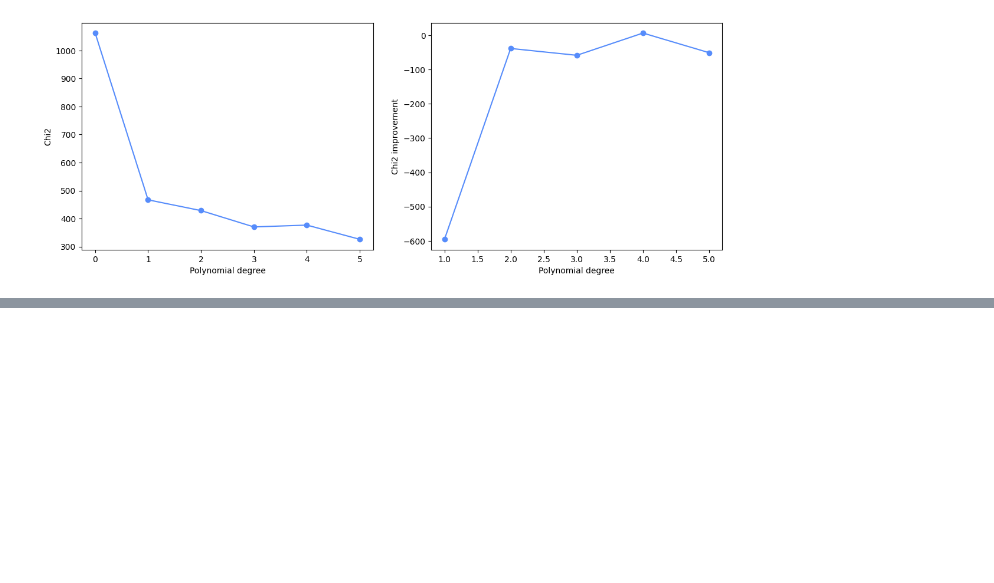
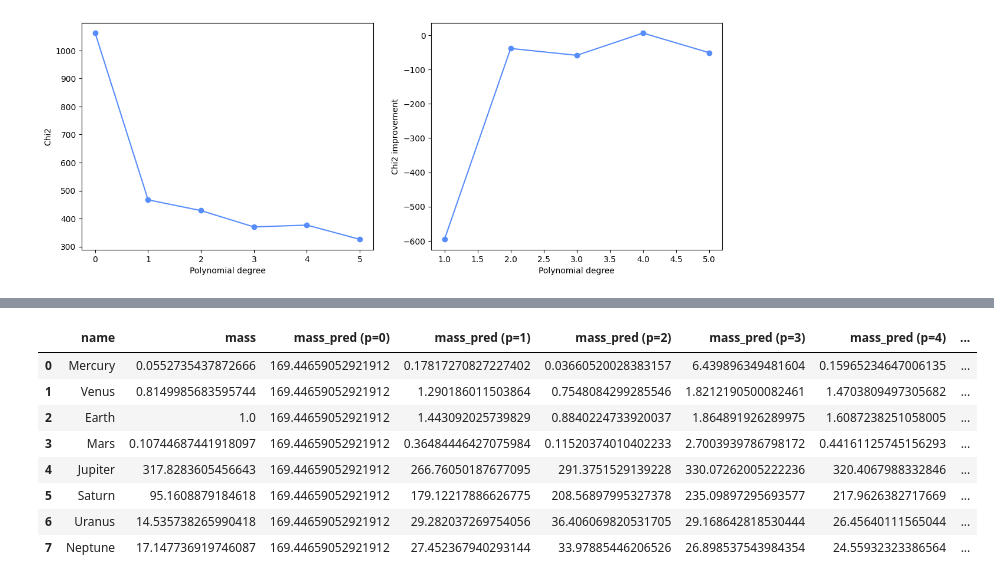
Before and after one commit to CosmicHitchhiker/ds_astro_2026s, a Jupyter notebook: ex4/ex4.ipynb, the cells around one changed output, grey strips where cells are left out. Saved outputs shown, nothing was run; the diff lists cells and outputs as text; code cells hidden in the pictures; blank space fills up the shorter version.

```diff
--- a/ex4/ex4.ipynb
+++ b/ex4/ex4.ipynb
@@ -280,0 +304,19 @@ Text(0, 0.5, 'Chi2 improvement')
+# %%
+ss_radius_log = np.log10(ss_planets['radius'].values.reshape((-1, 1)))
+
+for pow_test in range(6):
+    phi_ss = polymatrix(ss_radius_log, pow_test)
+    ss_mass_pred = phi_ss @ thetas[pow_test]
+    ss_planets[f'mass_pred (p={pow_test})'] = 10**ss_mass_pred
+# %%
+ss_planets[['name', 'mass', 'mass_pred (p=0)', 'mass_pred (p=1)', 'mass_pred (p=2)', 'mass_pred (p=3)', 'mass_pred (p=4)', 'mass_pred (p=5)']]
+# %% [output]
+|  | name | mass | mass_pred (p=0) | mass_pred (p=1) | mass_pred (p=2) | mass_pred (p=3) | mass_pred (p=4) | ... |
+| 0 | Mercury | 0.0552735437872666 | 169.44659052921912 | 0.17817270827227402 | 0.03660520028383157 | 6.439896349481604 | 0.15965234647006135 | ... |
+| 1 | Venus | 0.8149985683595744 | 169.44659052921912 | 1.290186011503864 | 0.7548084299285546 | 1.8212190500082461 | 1.4703809497305682 | ... |
+| 2 | Earth | 1.0 | 169.44659052921912 | 1.443092025739829 | 0.8840224733920037 | 1.864891926289975 | 1.6087238251058005 | ... |
+| 3 | Mars | 0.10744687441918097 | 169.44659052921912 | 0.36484446427075984 | 0.11520374010402233 | 2.7003939786798172 | 0.44161125745156293 | ... |
+| 4 | Jupiter | 317.8283605456643 | 169.44659052921912 | 266.76050187677095 | 291.3751529139228 | 330.07262005222236 | 320.4067988332846 | ... |
+| 5 | Saturn | 95.1608879184618 | 169.44659052921912 | 179.12217886626775 | 208.56897995327378 | 235.09897295693577 | 217.9626382717669 | ... |
+| 6 | Uranus | 14.535738265990418 | 169.44659052921912 | 29.282037269754056 | 36.406069820531705 | 29.168642818530444 | 26.45640111565044 | ... |
+| 7 | Neptune | 17.147736919746087 | 169.44659052921912 | 27.452367940293144 | 33.97885446206526 | 26.898537543984354 | 24.55932323386564 | ... |
```
Also changed, not shown: parts of 4 cells of this notebook.
